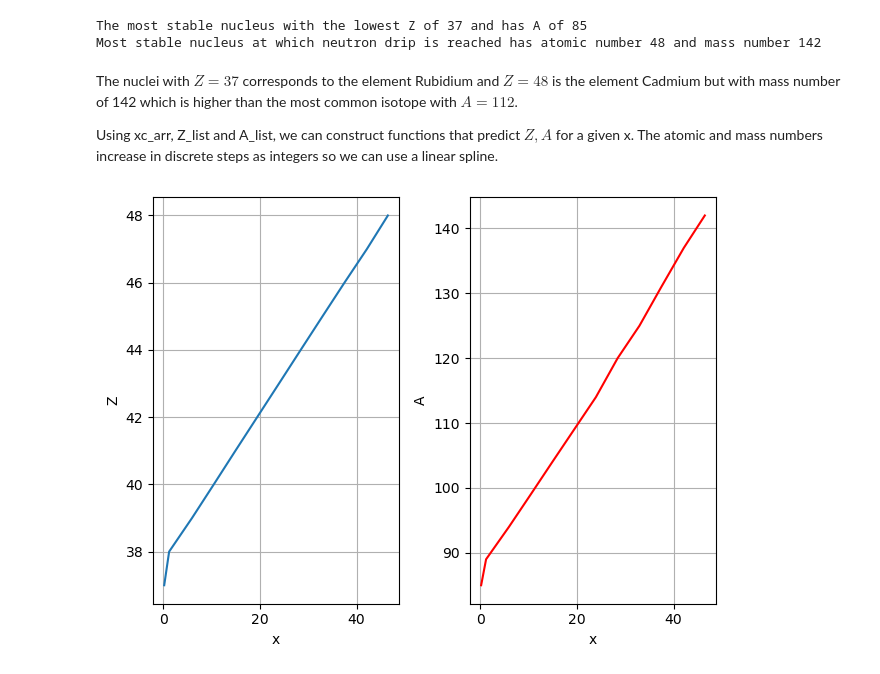
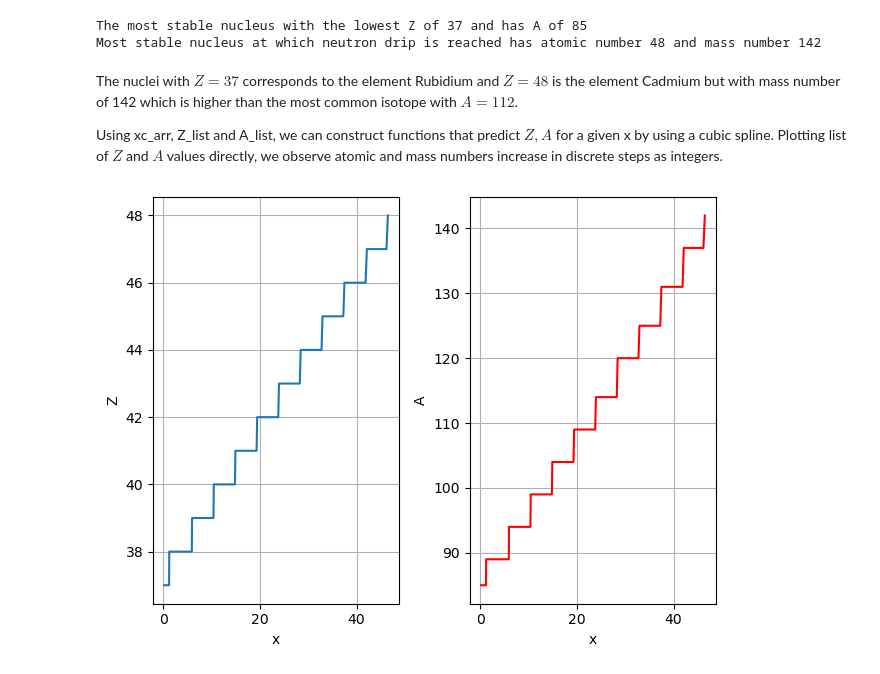
Before and after one commit to milkshake-vinegar/White-Dwarf-Structure-and-Modelling, a Jupyter notebook: WD_MRcurve&structure.ipynb, the cells around one changed output. Cells and saved outputs as stored; diff of their text form; code cells hidden in the pictures.

Commit message:
Obtained nuclear EOS in a plot.

```diff
--- a/WD_MRcurve&structure.ipynb
+++ b/WD_MRcurve&structure.ipynb
@@ -748,28 +749,19 @@ Most stable nucleus at which neutron drip is reached has atomic number 48 and ma
 # %% [markdown]
 The nuclei with $Z=37$ corresponds to the element Rubidium and $Z=48$ is the element Cadmium but with mass number of 142 which is higher than the most common isotope with $A=112$.
 
-Using xc_arr, Z_list and A_list, we can construct functions that predict $Z, A$ for a given x. The atomic and mass numbers increase in discrete steps as integers so we can use a linear spline.
+Using xc_arr, Z_list and A_list, we can construct functions that predict $Z, A$ for a given x by using a cubic spline. Plotting list of $Z$ and $A$ values directly, we observe atomic and mass numbers increase in discrete steps as integers.
 # %%
-rho_arr = np.logspace(7, 15, 10**3)
-xc_arr = (rho_arr/(mu_e * B))**(1/3)
-
-Z_arr = np.array(Z_list)
-A_arr = np.array(A_list)
-Z_arr, unique_idx = np.unique(Z_arr, return_index=True)
-A_arr = np.unique(A_arr)
-xc_arr = xc_arr[unique_idx]
-
 plt.subplot(1,2,1)
-plt.plot(xc_arr, Z_arr)
+plt.plot(xc_arr[:len(Z_list)], Z_list)
 plt.xlabel('x')
 plt.ylabel('Z')
 plt.grid()
 
 plt.subplot(1,2,2)
-plt.plot(xc_arr, A_arr, color='red')
+plt.plot(xc_arr[:len(A_list)], A_list, color='red')
 plt.xlabel('x')
 plt.ylabel('A')
 plt.grid()
 plt.tight_layout()
 # %% [output]
-[figure, old version]
+[figure, new version]
```
Also changed, not shown: parts of 9 cells of this notebook.
